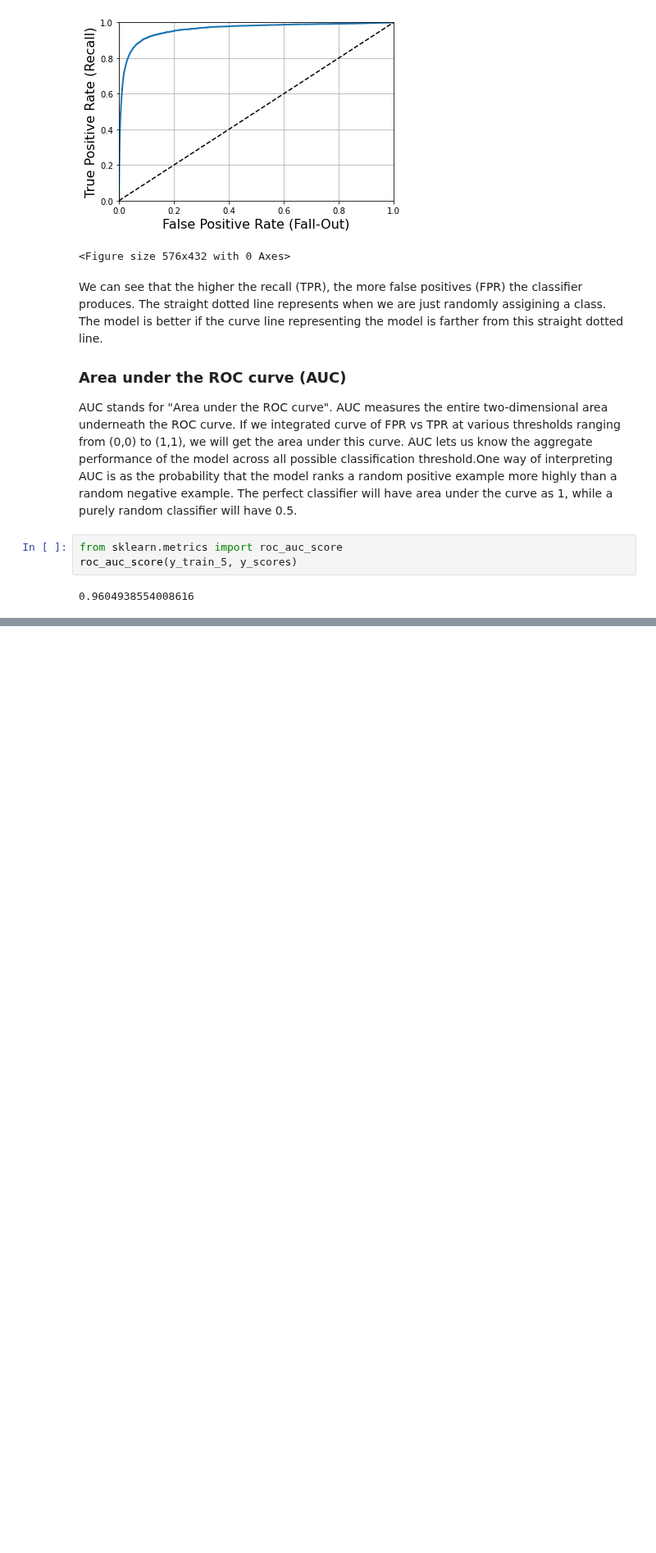
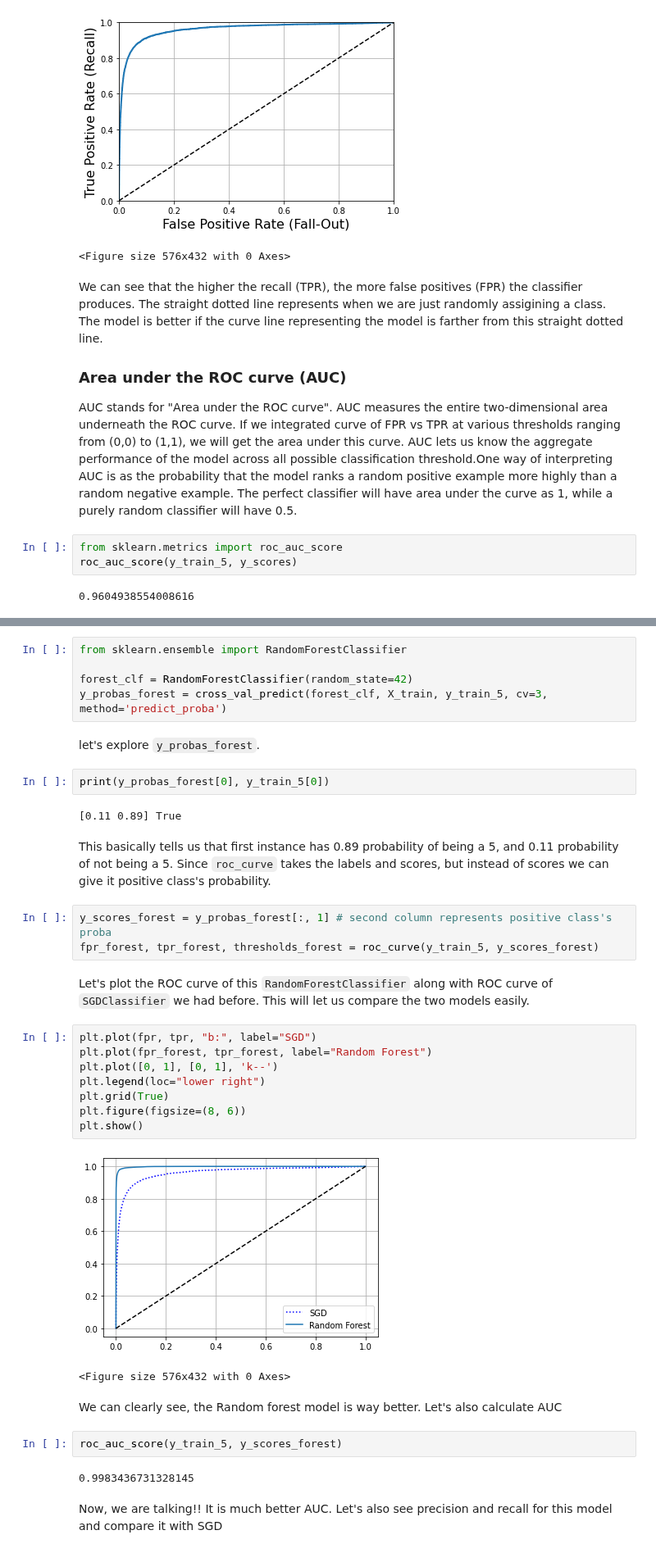
Before and after one commit to mandliya/ml, a Jupyter notebook: hands_on_machine_learning/3/Classification.ipynb, the cells around one changed output, grey strips where cells are left out. Shown at 82% size. Cells and saved outputs as stored; diff of their text form; blank space fills up the shorter version.

```diff
--- a/hands_on_machine_learning/3/Classification.ipynb
+++ b/hands_on_machine_learning/3/Classification.ipynb
@@ -453,0 +464,37 @@ roc_auc_score(y_train_5, y_scores)
+# %%
+from sklearn.ensemble import RandomForestClassifier
+
+forest_clf = RandomForestClassifier(random_state=42)
+y_probas_forest = cross_val_predict(forest_clf, X_train, y_train_5, cv=3, method='predict_proba')
+# %% [markdown]
+let's explore `y_probas_forest`.
+# %%
+print(y_probas_forest[0], y_train_5[0])
+# %% [output]
+[0.11 0.89] True
+# %% [markdown]
+This basically tells us that first instance has 0.89 probability of being a 5, and 0.11 probability of not being a 5. Since `roc_curve` takes the labels and scores, but instead of scores we can give it positive class's probability.
+# %%
+y_scores_forest = y_probas_forest[:, 1] # second column represents positive class's proba
+fpr_forest, tpr_forest, thresholds_forest = roc_curve(y_train_5, y_scores_forest)
+# %% [markdown]
+Let's plot the ROC curve of this `RandomForestClassifier` along with ROC curve of `SGDClassifier` we had before. This will let us compare the two models easily.
+# %%
+plt.plot(fpr, tpr, "b:", label="SGD")
+plt.plot(fpr_forest, tpr_forest, label="Random Forest")
+plt.plot([0, 1], [0, 1], 'k--')
+plt.legend(loc="lower right")
+plt.grid(True)
+plt.figure(figsize=(8, 6))
+plt.show()
+# %% [output]
+[figure, added]
+<Figure size 576x432 with 0 Axes>
+# %% [markdown]
+We can clearly see, the Random forest model is way better. Let's also calculate AUC
+# %%
+roc_auc_score(y_train_5, y_scores_forest)
+# %% [output]
+0.9983436731328145
+# %% [markdown]
+Now, we are talking!! It is much better AUC. Let's also see precision and recall for this model and compare it with SGD
```
Also changed, not shown: parts of 15 cells of this notebook, 2 other files.
